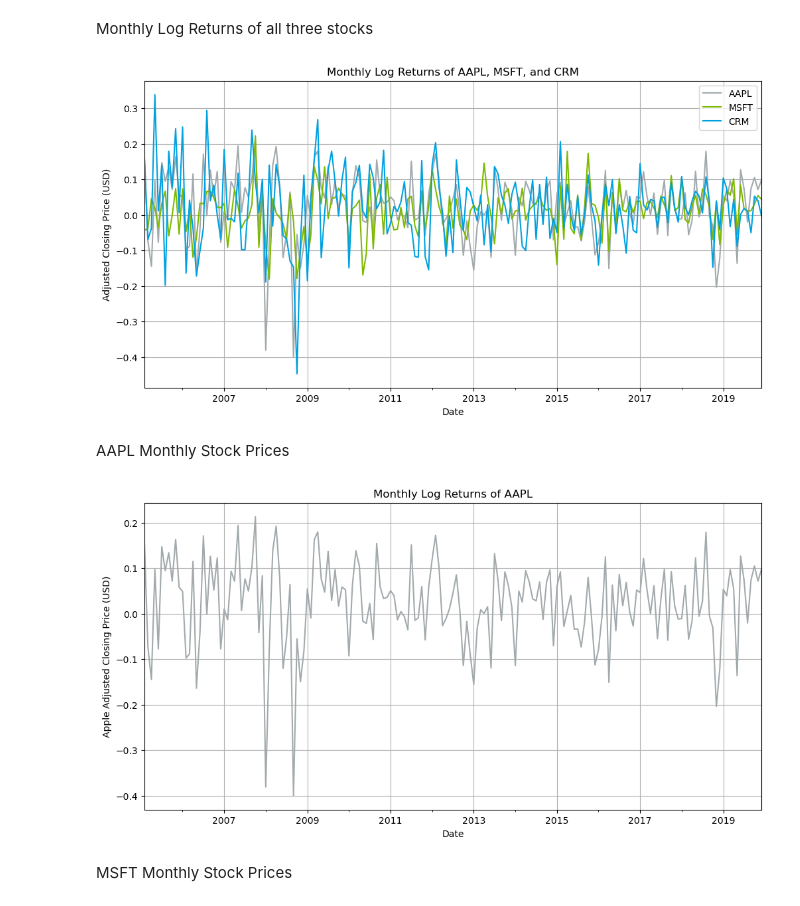
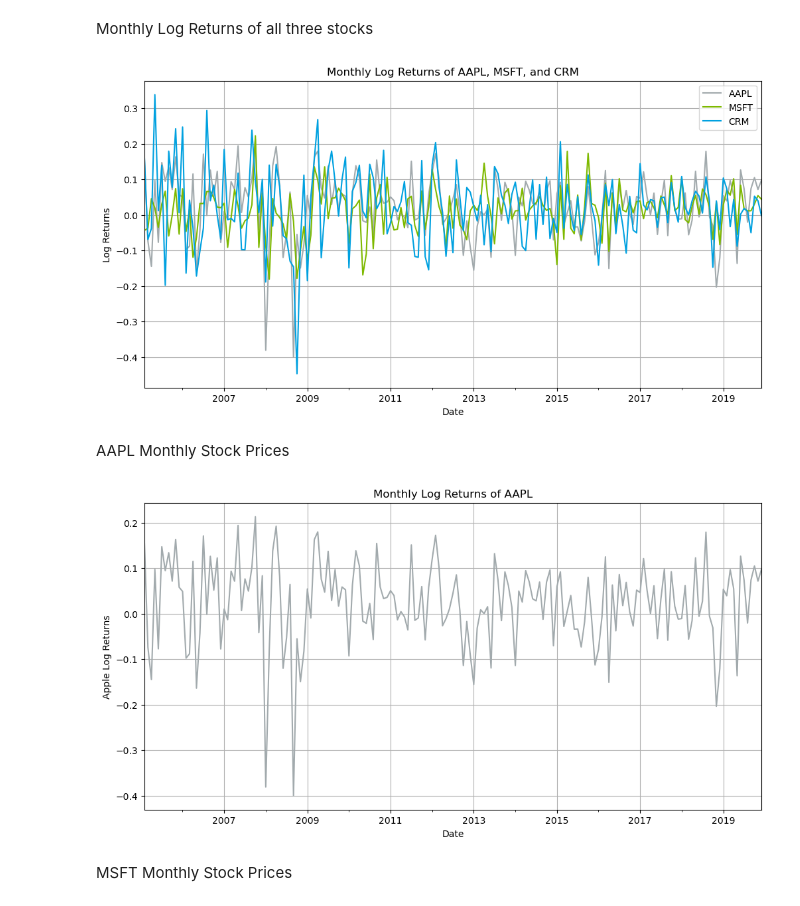
Before and after one commit to mcarbajal2/IFI8420-Assignments, a Jupyter notebook: Assignment 1/Assignment1.ipynb, the cells around one changed output. Saved outputs shown, nothing was run; the diff lists cells and outputs as text; code cells hidden in the pictures.

```diff
--- a/Assignment 1/Assignment1.ipynb
+++ b/Assignment 1/Assignment1.ipynb
@@ -311,22 +311,22 @@ Monthly Log Returns of all three stocks
 # %%
 mlog_returns2['AAPL'].plot(title = "Monthly Log Returns of AAPL, MSFT, and CRM", color = "#A2AAAD", figsize=(12, 6))
 mlog_returns2['MSFT'].plot(color = "#7EB900", figsize=(12, 6))
 mlog_returns2['CRM'].plot(color = "#00A1E0", figsize=(12, 6))
-plt.ylabel('Adjusted Closing Price (USD)')
+plt.ylabel('Log Returns')
 plt.grid(True)
 plt.legend(['AAPL', 'MSFT', 'CRM'])
 plt.show()
 # %% [output]
-[figure, old version]
+[figure, new version]
 # %% [markdown]
 AAPL Monthly Stock Prices
 # %%
 mlog_returns2['AAPL'].plot(title = "Monthly Log Returns of AAPL", color = "#A2AAAD", figsize=(12, 6))
-plt.ylabel('Apple Adjusted Closing Price (USD)')
+plt.ylabel('Apple Log Returns')
 plt.grid(True)
 plt.show()
 # %% [output]
-[figure, old version]
+[figure, new version]
 # %% [markdown]
 MSFT Monthly Stock Prices
 # %%
```
Also changed, not shown: parts of 9 cells of this notebook.
